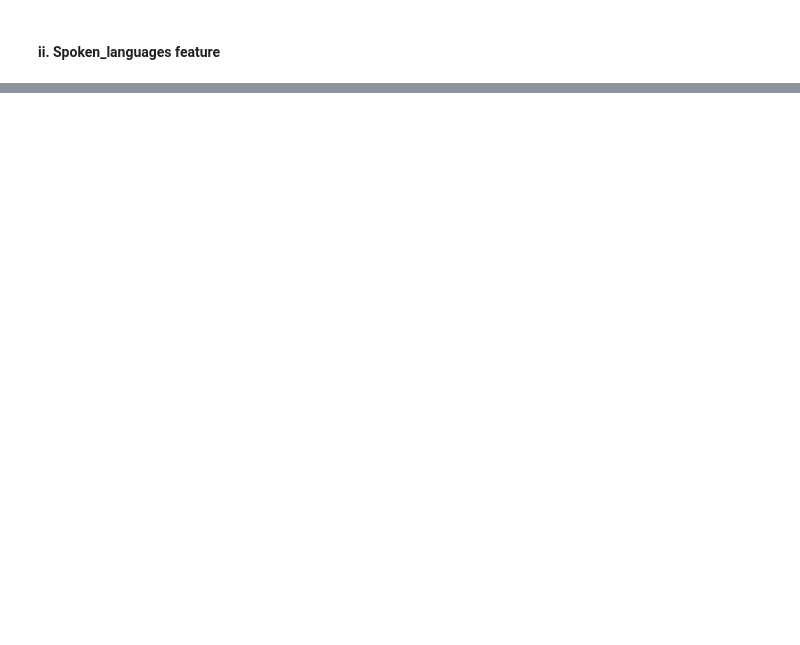
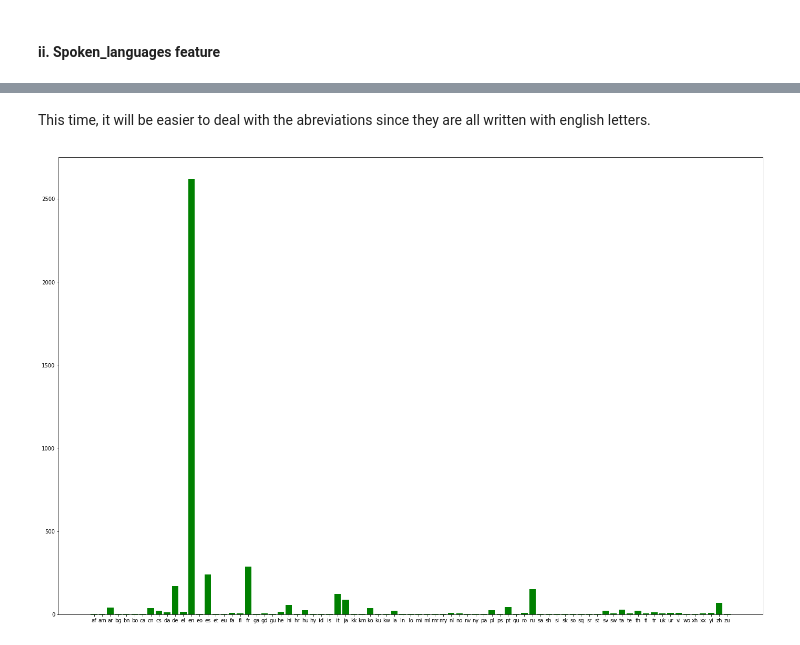
Before and after one commit to shadikardosh/B_O_prediction, a Jupyter notebook: box_office_notebook.ipynb, the cells around one changed output, grey strips where cells are left out. Saved outputs shown, nothing was run; the diff lists cells and outputs as text; code cells hidden in the pictures; blank space fills up the shorter version.

```diff
--- a/box_office_notebook.ipynb
+++ b/box_office_notebook.ipynb
@@ -170,0 +180,4 @@ train_set.head(2)
+# %%
+spoken_languages_with_repetions = list(x["name"] for l in train_set["spoken_languages"] for x in l)
+for lang in spoken_languages_with_repetions:
+    print(lang)
@@ -170,0 +202,17 @@ train_set.head(2)
+# %% [markdown]
+This time, it will be easier to deal with the abreviations since they are all written with english letters.
+# %%
+spoken_languages_with_repetions = list(x["iso_639_1"] for l in train_set["spoken_languages"] for x in l)
+plt.figure(figsize = (24, 16))
+
+spoken_languages_popularity = {}
+for lang in spoken_languages_with_repetions:
+    if lang in spoken_languages_popularity.keys():
+        continue
+    spoken_languages_popularity[lang] = spoken_languages_with_repetions.count(lang)
+
+plt.bar(spoken_languages_popularity.keys(), spoken_languages_popularity.values(), color='g')
+
+plt.show()
+# %% [output]
+[figure, added]
```
Also changed, not shown: parts of 49 cells of this notebook, 6 other files.
